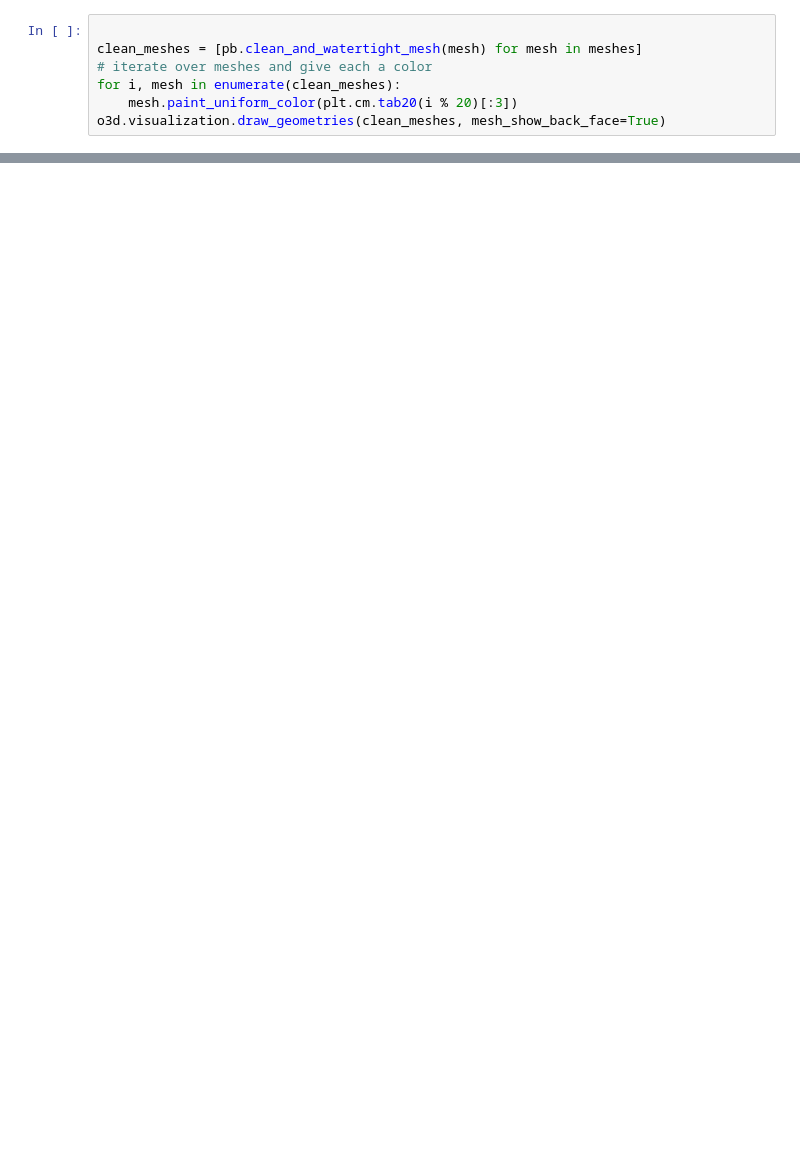
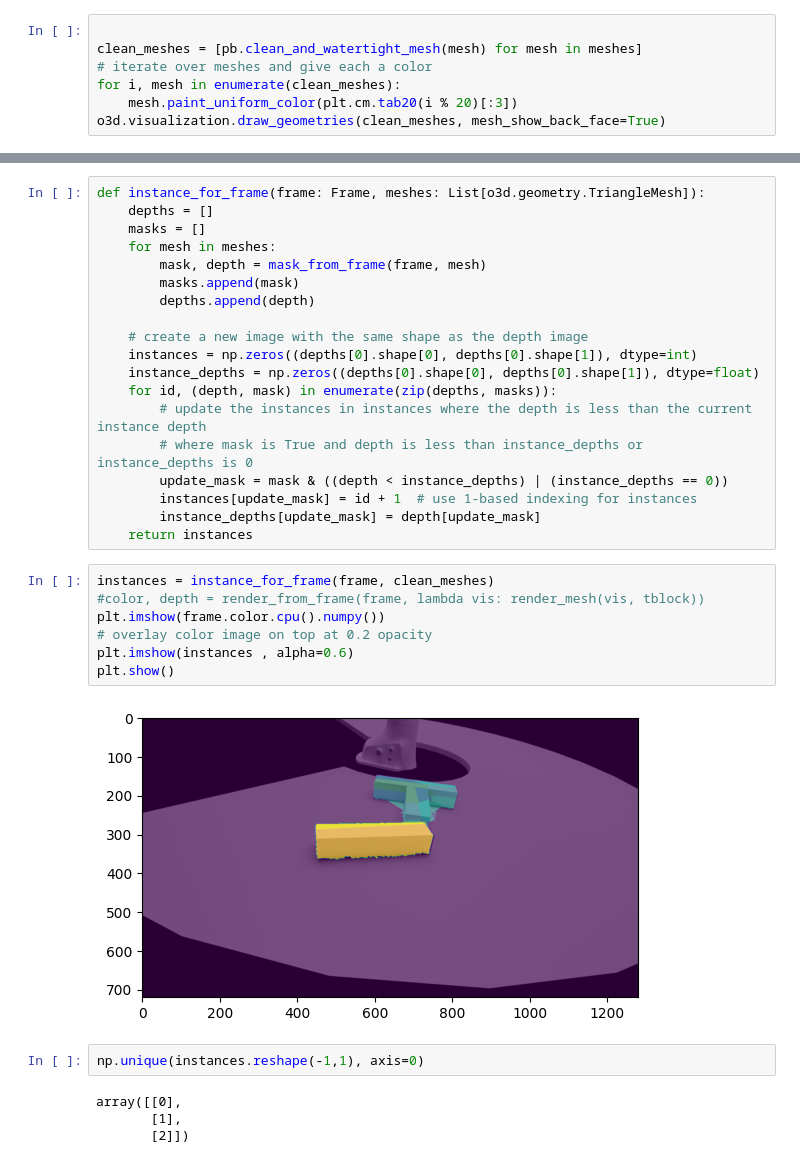
Before and after one commit to DaveLearn/SegmentAnything3D, a Jupyter notebook: test_gaussians.ipynb, the cells around one changed output, grey strips where cells are left out. Drawn from its saved outputs; the diff is of its cells as text; blank space fills up the shorter version.

```diff
--- a/test_gaussians.ipynb
+++ b/test_gaussians.ipynb
@@ -155,0 +160,34 @@ o3d.visualization.draw_geometries([tblock], mesh_show_back_face=True)
+# %%
+def instance_for_frame(frame: Frame, meshes: List[o3d.geometry.TriangleMesh]):
+    depths = []
+    masks = []
+    for mesh in meshes:
+        mask, depth = mask_from_frame(frame, mesh)
+        masks.append(mask)
+        depths.append(depth)
+
+    # create a new image with the same shape as the depth image
+    instances = np.zeros((depths[0].shape[0], depths[0].shape[1]), dtype=int)
+    instance_depths = np.zeros((depths[0].shape[0], depths[0].shape[1]), dtype=float)
+    for id, (depth, mask) in enumerate(zip(depths, masks)):
+        # update the instances in instances where the depth is less than the current instance depth
+        # where mask is True and depth is less than instance_depths or instance_depths is 0
+        update_mask = mask & ((depth < instance_depths) | (instance_depths == 0))
+        instances[update_mask] = id + 1  # use 1-based indexing for instances
+        instance_depths[update_mask] = depth[update_mask]
+    return instances
+# %%
+instances = instance_for_frame(frame, clean_meshes)
+#color, depth = render_from_frame(frame, lambda vis: render_mesh(vis, tblock))
+plt.imshow(frame.color.cpu().numpy())
+# overlay color image on top at 0.2 opacity
+plt.imshow(instances , alpha=0.6)
+plt.show()
+# %% [output]
+[figure, added]
+# %%
+np.unique(instances.reshape(-1,1), axis=0)
+# %% [output]
+array([[0],
+       [1],
+       [2]])
```
Also changed, not shown: parts of 45 cells of this notebook, 8 other files.
